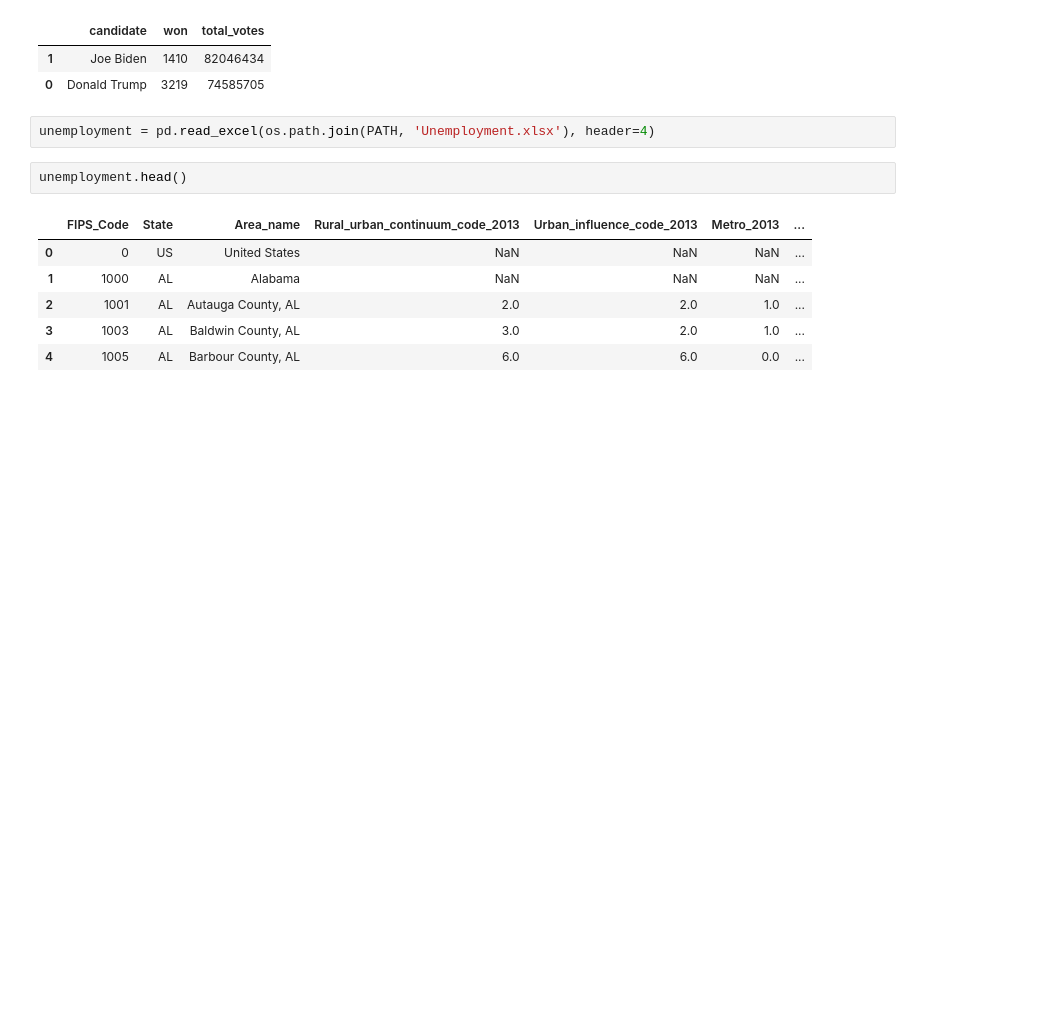
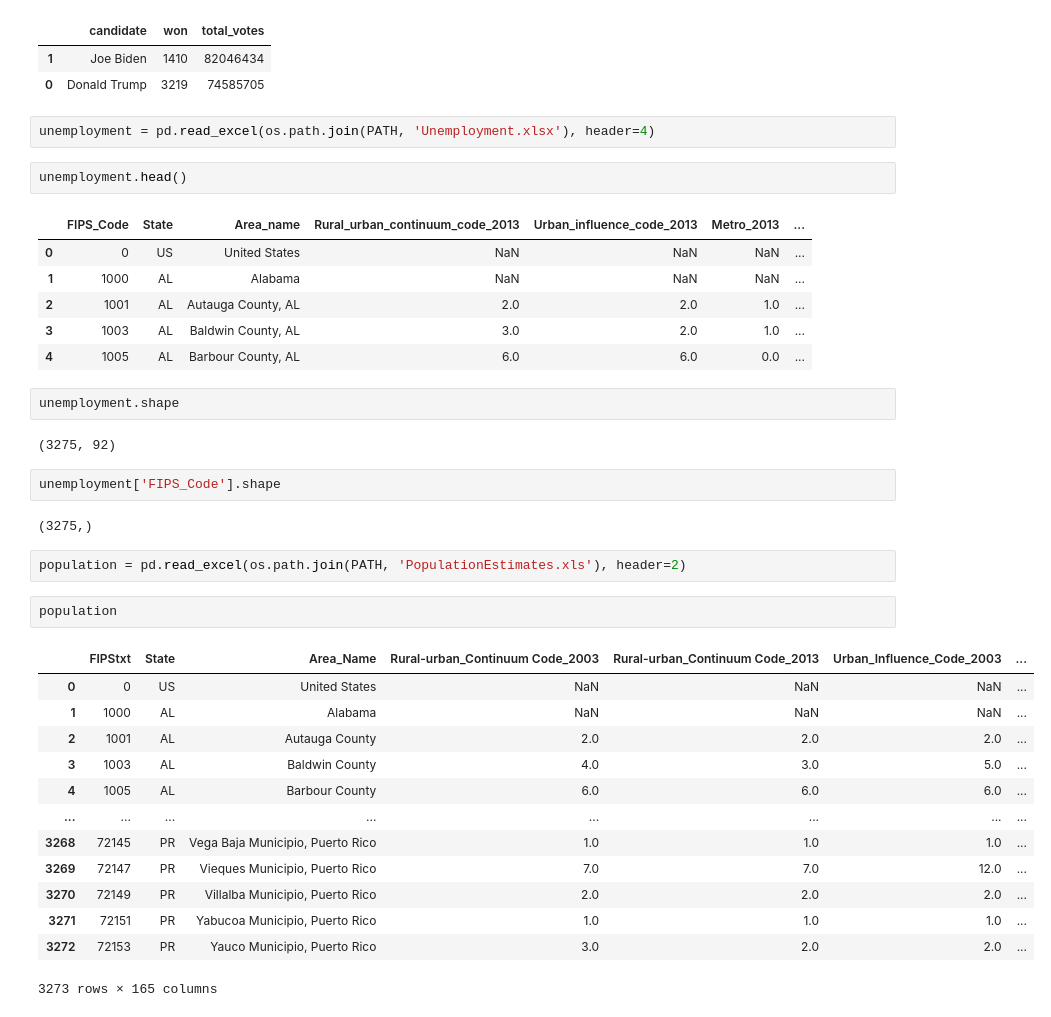
Before and after one commit to lnbalon/mab2133, a Jupyter notebook: project/notebooks/01-data-cleaning.ipynb, the cells around one changed output. Drawn from its saved outputs; the diff is of its cells as text; blank space fills up the shorter version.

```diff
--- a/project/notebooks/01-data-cleaning.ipynb
+++ b/project/notebooks/01-data-cleaning.ipynb
@@ -88,3 +92,29 @@ unemployment.head()
 | 2 | 1001 | AL | Autauga County, AL | 2.0 | 2.0 | 1.0 | ... |
 | 3 | 1003 | AL | Baldwin County, AL | 3.0 | 2.0 | 1.0 | ... |
 | 4 | 1005 | AL | Barbour County, AL | 6.0 | 6.0 | 0.0 | ... |
+# %%
+unemployment.shape
+# %% [output]
+(3275, 92)
+# %%
+unemployment['FIPS_Code'].shape
+# %% [output]
+(3275,)
+# %%
+population = pd.read_excel(os.path.join(PATH, 'PopulationEstimates.xls'), header=2)
+# %%
+population
+# %% [output]
+|  | FIPStxt | State | Area_Name | Rural-urban_Continuum Code_2003 | Rural-urban_Continuum Code_2013 | Urban_Influence_Code_2003 | ... |
+| 0 | 0 | US | United States | NaN | NaN | NaN | ... |
+| 1 | 1000 | AL | Alabama | NaN | NaN | NaN | ... |
+| 2 | 1001 | AL | Autauga County | 2.0 | 2.0 | 2.0 | ... |
+| 3 | 1003 | AL | Baldwin County | 4.0 | 3.0 | 5.0 | ... |
+| 4 | 1005 | AL | Barbour County | 6.0 | 6.0 | 6.0 | ... |
+| ... | ... | ... | ... | ... | ... | ... | ... |
+| 3268 | 72145 | PR | Vega Baja Municipio, Puerto Rico | 1.0 | 1.0 | 1.0 | ... |
+| 3269 | 72147 | PR | Vieques Municipio, Puerto Rico | 7.0 | 7.0 | 12.0 | ... |
+| 3270 | 72149 | PR | Villalba Municipio, Puerto Rico | 2.0 | 2.0 | 2.0 | ... |
+| 3271 | 72151 | PR | Yabucoa Municipio, Puerto Rico | 1.0 | 1.0 | 1.0 | ... |
+| 3272 | 72153 | PR | Yauco Municipio, Puerto Rico | 3.0 | 2.0 | 2.0 | ... |
+3273 rows × 165 columns
```
Also changed, not shown: parts of 1 cell of this notebook, 9 other files.
